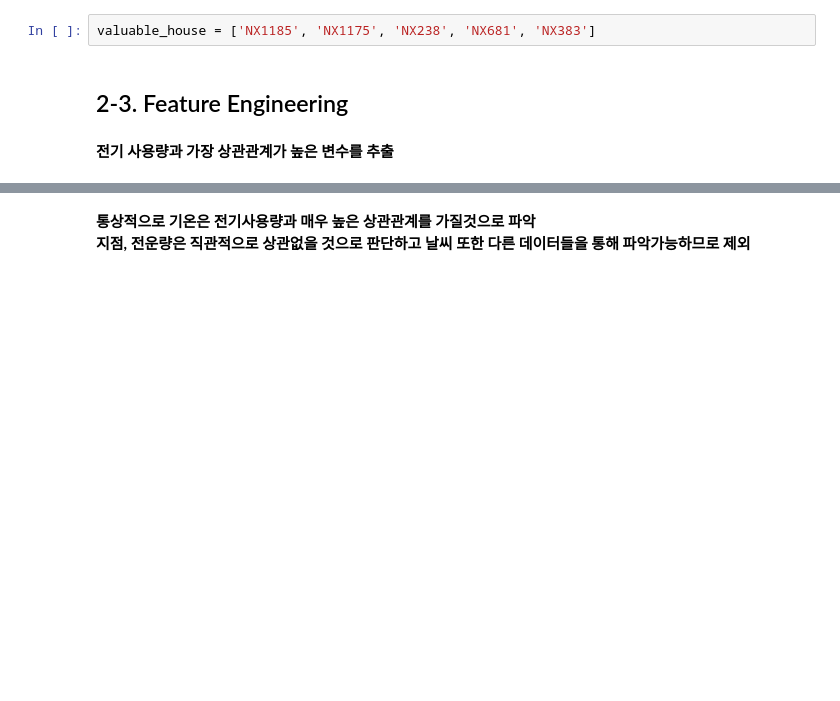
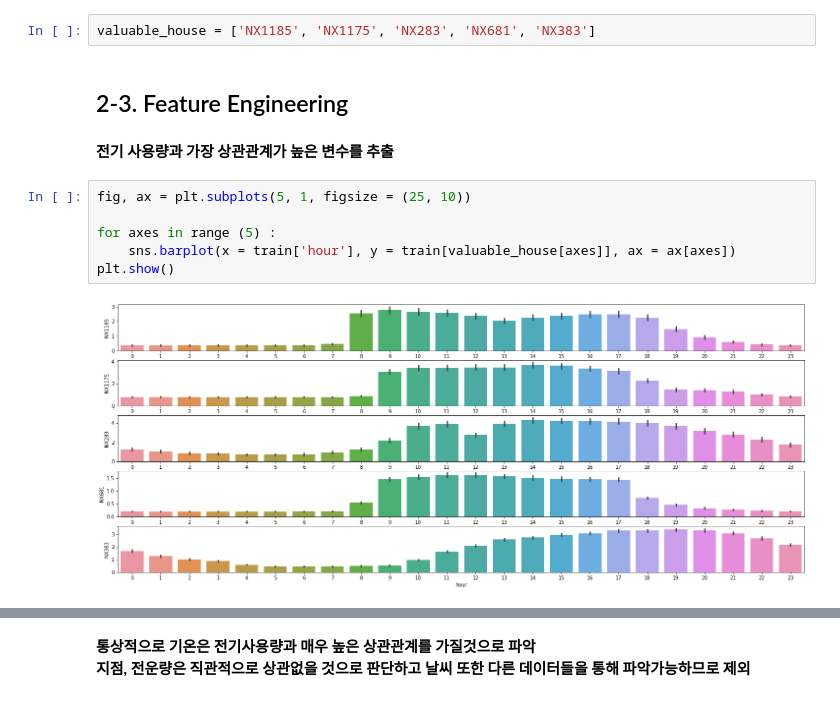
Before and after one commit to Kiminjo/electricity_usage_forecast, a Jupyter notebook: feature_engineering.ipynb, the cells around one changed output, grey strips where cells are left out. Cells and saved outputs as stored; diff of their text form; blank space fills up the shorter version.

```diff
--- a/feature_engineering.ipynb
+++ b/feature_engineering.ipynb
@@ -122,8 +122,16 @@ null_under_7500.sort_values(by = ['null_count'])
 * NX681
 * NX383
 # %%
-valuable_house = ['NX1185', 'NX1175', 'NX238', 'NX681', 'NX383']
+valuable_house = ['NX1185', 'NX1175', 'NX283', 'NX681', 'NX383']
 # %% [markdown]
 ## 2-3. Feature Engineering
 # %% [markdown]
 **전기 사용량과 가장 상관관계가 높은 변수를 추출**
+# %%
+fig, ax = plt.subplots(5, 1, figsize = (25, 10))
+
+for axes in range (5) :
+    sns.barplot(x = train['hour'], y = train[valuable_house[axes]], ax = ax[axes])
+plt.show()
+# %% [output]
+[figure, added]
```
Also changed, not shown: parts of 8 cells of this notebook, 1 other file.
